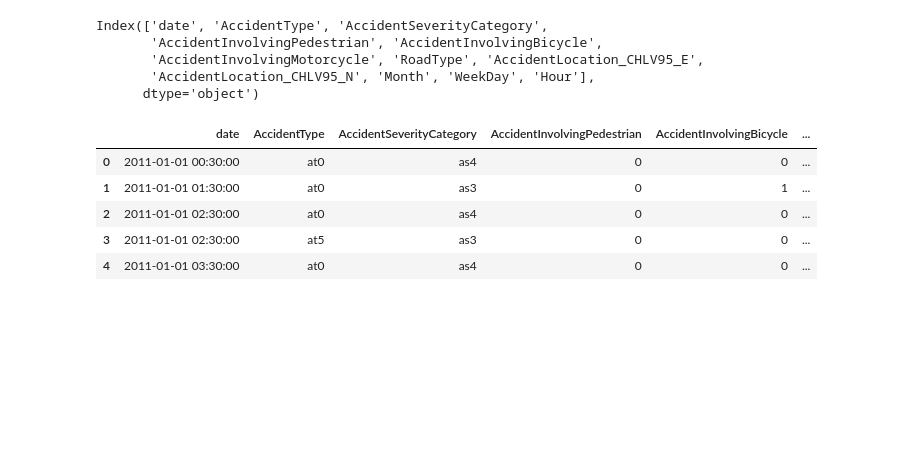
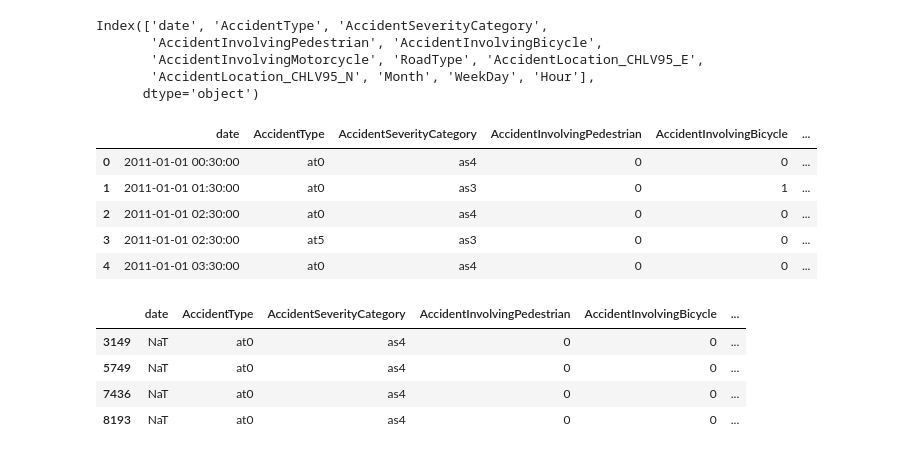
Before and after one commit to Antonio-226/Big-Data-Analytics-Group-Project, a Jupyter notebook: Preprocessing_Accidents.ipynb, the cells around one changed output. Drawn from its saved outputs; the diff is of its cells as text; code cells hidden in the pictures; blank space fills up the shorter version.

```diff
--- a/Preprocessing_Accidents.ipynb
+++ b/Preprocessing_Accidents.ipynb
@@ -397,0 +415,8 @@ df_accidents.head()
+# %%
+df_accidents[df_accidents['date'].isnull()]
+# %% [output]
+|  | date | AccidentType | AccidentSeverityCategory | AccidentInvolvingPedestrian | AccidentInvolvingBicycle | ... |
+| 3149 | NaT | at0 | as4 | 0 | 0 | ... |
+| 5749 | NaT | at0 | as4 | 0 | 0 | ... |
+| 7436 | NaT | at0 | as4 | 0 | 0 | ... |
+| 8193 | NaT | at0 | as4 | 0 | 0 | ... |
```
Also changed, not shown: parts of 7 cells of this notebook.
